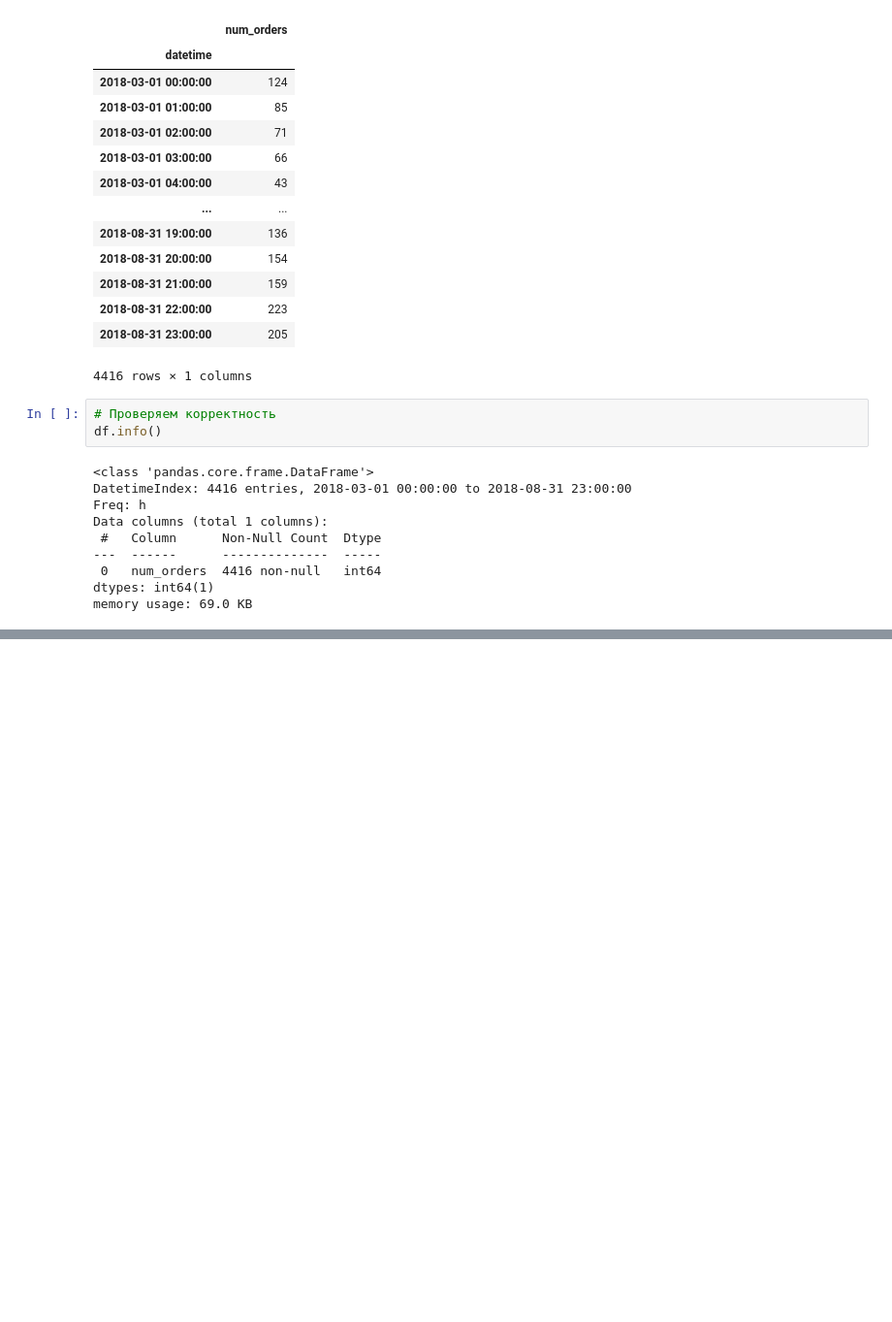
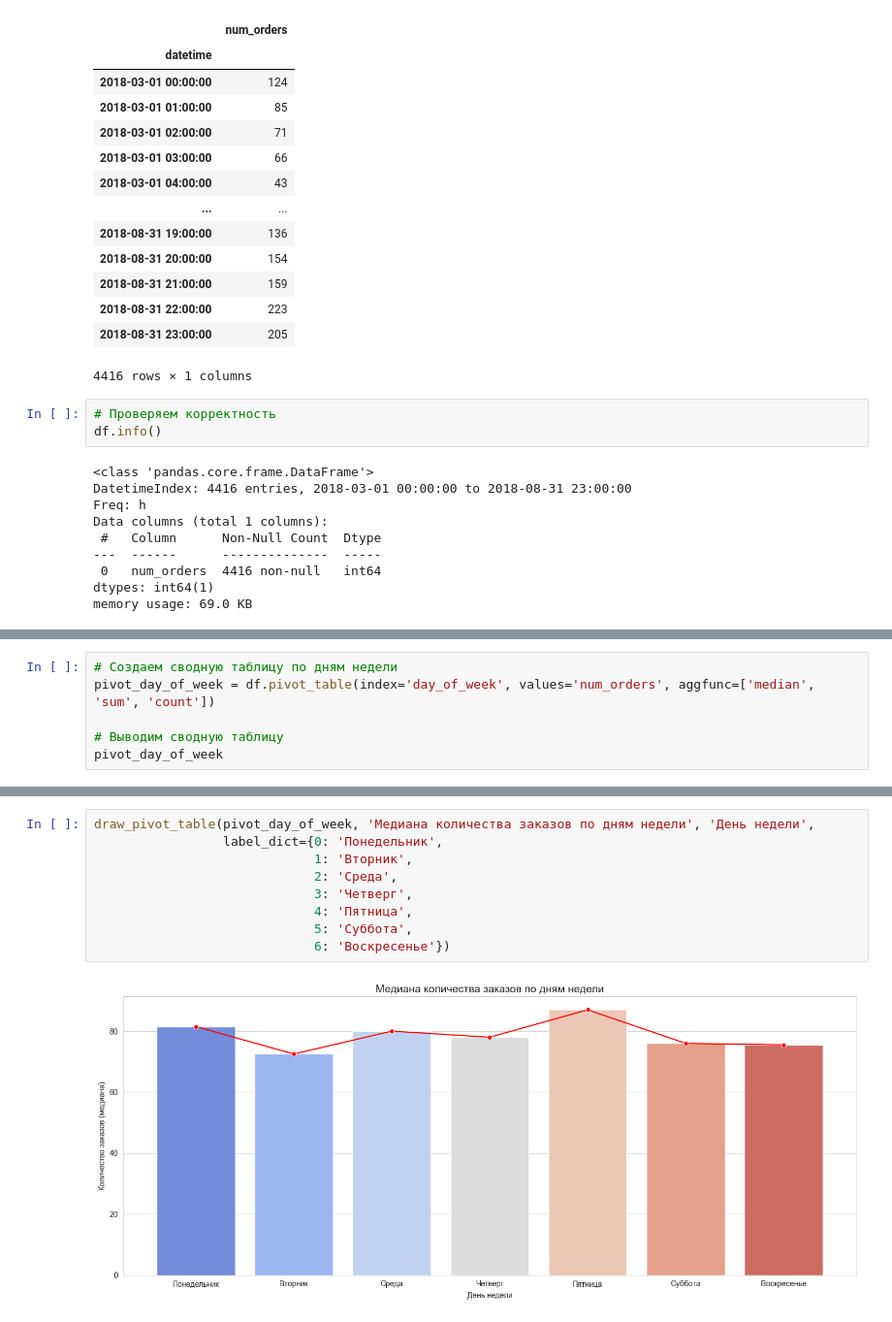
Before and after one commit to Moncervers/taxi_orders_prediction, a Jupyter notebook: project_notebook.ipynb, the cells around one changed output, grey strips where cells are left out. Shown at 97% size. Cells and saved outputs as stored; diff of their text form; blank space fills up the shorter version.

```diff
--- a/project_notebook.ipynb
+++ b/project_notebook.ipynb
@@ -112,0 +256,6 @@ memory usage: 69.0 KB
+# %%
+# Создаем сводную таблицу по дням недели
+pivot_day_of_week = df.pivot_table(index='day_of_week', values='num_orders', aggfunc=['median', 'sum', 'count'])
+
+# Выводим сводную таблицу
+pivot_day_of_week
@@ -112,0 +273,11 @@ memory usage: 69.0 KB
+# %%
+draw_pivot_table(pivot_day_of_week, 'Медиана количества заказов по дням недели', 'День недели',
+                 label_dict={0: 'Понедельник',
+                             1: 'Вторник',
+                             2: 'Среда',
+                             3: 'Четверг',
+                             4: 'Пятница',
+                             5: 'Суббота',
+                             6: 'Воскресенье'})
+# %% [output]
+[figure, added]
```
Also changed, not shown: parts of 16 cells of this notebook.
